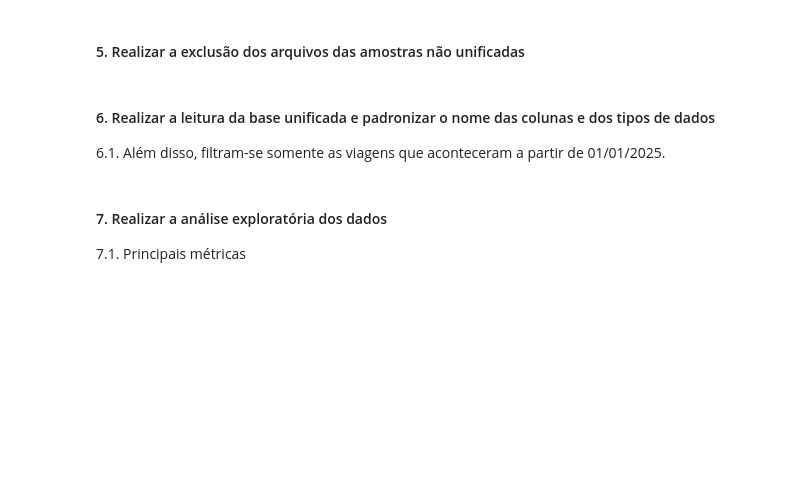
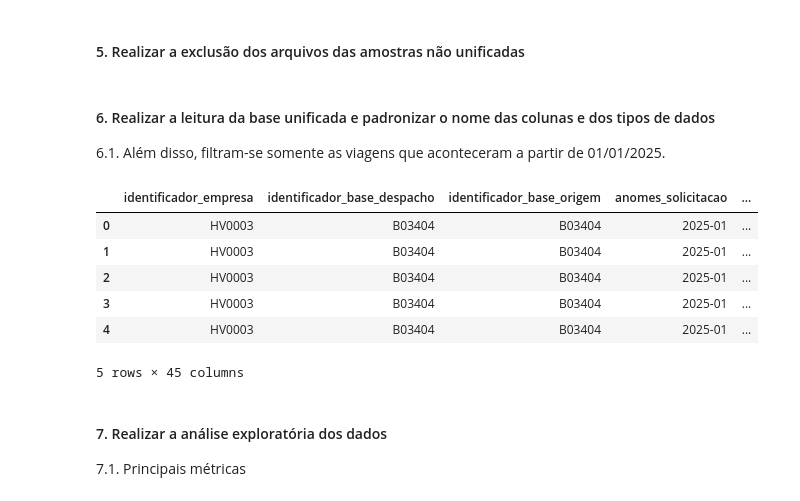
Before and after one commit to leonardosantosrocha/usp-fed-medallion-architecture, a Jupyter notebook: src/1-sot/script.ipynb, the cells around one changed output. Saved outputs shown, nothing was run; the diff lists cells and outputs as text; code cells hidden in the pictures; blank space fills up the shorter version.

```diff
--- a/src/1-sot/script.ipynb
+++ b/src/1-sot/script.ipynb
@@ -82,9 +95,9 @@ sot = duckdb.sql(f"""
         UPPER(TRIM(CAST(hvfhs_license_num AS VARCHAR))) AS identificador_empresa,
         UPPER(TRIM(CAST(dispatching_base_num AS VARCHAR))) AS identificador_base_despacho,
         UPPER(TRIM(CAST(originating_base_num AS VARCHAR))) AS identificador_base_origem,
+
         SUBSTRING(CAST(request_datetime AS VARCHAR), 1, 7) AS anomes_solicitacao,
         CAST(request_datetime AS DATE) AS data_solicitacao,
-        CAST(request_datetime AS TIME) AS hora_solicitacao,
         CASE
             WHEN STRFTIME(request_datetime, '%A') = 'Sunday' THEN 'a. Domingo'
             WHEN STRFTIME(request_datetime, '%A') = 'Monday' THEN 'b. Segunda-feira'
@@ -94,9 +107,16 @@ sot = duckdb.sql(f"""
             WHEN STRFTIME(request_datetime, '%A') = 'Friday' THEN 'f. Sexta-feira'
             WHEN STRFTIME(request_datetime, '%A') = 'Saturday' THEN 'g. Sábado'
         END AS nome_dia_semana_solicitacao,
+        CAST(request_datetime AS TIME) AS hora_solicitacao,
+        CASE
+            WHEN EXTRACT(hour FROM CAST(request_datetime AS TIME)) BETWEEN 0 AND 6 THEN 'a. Madrugada'
+            WHEN EXTRACT(hour FROM CAST(request_datetime AS TIME)) BETWEEN 7 AND 12 THEN 'b. Manhã'
+            WHEN EXTRACT(hour FROM CAST(request_datetime AS TIME)) BETWEEN 13 AND 18 THEN 'c. Tarde'
+            WHEN EXTRACT(hour FROM CAST(request_datetime AS TIME)) BETWEEN 19 AND 23 THEN 'd. Noite'
+        END AS nome_periodo_solicitacao,
+
         SUBSTRING(CAST(on_scene_datetime AS VARCHAR), 1, 7) AS anomes_chegada_motorista,
         CAST(on_scene_datetime AS DATE) AS data_chegada_motorista,
-        CAST(on_scene_datetime AS TIME) AS hora_chegada_motorista,
         CASE
             WHEN STRFTIME(on_scene_datetime, '%A') = 'Sunday' THEN 'a. Domingo'
             WHEN STRFTIME(on_scene_datetime, '%A') = 'Monday' THEN 'b. Segunda-feira'
@@ -106,9 +126,16 @@ sot = duckdb.sql(f"""
             WHEN STRFTIME(on_scene_datetime, '%A') = 'Friday' THEN 'f. Sexta-feira'
             WHEN STRFTIME(on_scene_datetime, '%A') = 'Saturday' THEN 'g. Sábado'
         END AS nome_dia_semana_chegada,
+        CAST(on_scene_datetime AS TIME) AS hora_chegada_motorista,
+        CASE
+            WHEN EXTRACT(hour FROM CAST(on_scene_datetime AS TIME)) BETWEEN 0 AND 6 THEN 'a. Madrugada'
+            WHEN EXTRACT(hour FROM CAST(on_scene_datetime AS TIME)) BETWEEN 7 AND 12 THEN 'b. Manhã'
+            WHEN EXTRACT(hour FROM CAST(on_scene_datetime AS TIME)) BETWEEN 13 AND 18 THEN 'c. Tarde'
+            WHEN EXTRACT(hour FROM CAST(on_scene_datetime AS TIME)) BETWEEN 19 AND 23 THEN 'd. Noite'
+        END AS nome_periodo_chegada_motorista,
+
         SUBSTRING(CAST(pickup_datetime AS VARCHAR), 1, 7) AS anomes_inicio_viagem,
         CAST(pickup_datetime AS DATE) AS data_inicio_viagem,
-        CAST(pickup_datetime AS TIME) AS hora_inicio_viagem,
         CASE
             WHEN STRFTIME(pickup_datetime, '%A') = 'Sunday' THEN 'a. Domingo'
             WHEN STRFTIME(pickup_datetime, '%A') = 'Monday' THEN 'b. Segunda-feira'
@@ -118,10 +145,16 @@ sot = duckdb.sql(f"""
             WHEN STRFTIME(pickup_datetime, '%A') = 'Friday' THEN 'f. Sexta-feira'
             WHEN STRFTIME(pickup_datetime, '%A') = 'Saturday' THEN 'g. Sábado'
         END AS nome_dia_semana_inicio_viagem,
+        CAST(pickup_datetime AS TIME) AS hora_inicio_viagem,
+        CASE
+            WHEN EXTRACT(hour FROM CAST(pickup_datetime AS TIME)) BETWEEN 0 AND 6 THEN 'a. Madrugada'
+            WHEN EXTRACT(hour FROM CAST(pickup_datetime AS TIME)) BETWEEN 7 AND 12 THEN 'b. Manhã'
+            WHEN EXTRACT(hour FROM CAST(pickup_datetime AS TIME)) BETWEEN 13 AND 18 THEN 'c. Tarde'
+            WHEN EXTRACT(hour FROM CAST(pickup_datetime AS TIME)) BETWEEN 19 AND 23 THEN 'd. Noite'
+        END AS nome_periodo_inicio_viagem,
         DATE_DIFF('second', CAST(on_scene_datetime AS TIME), CAST(dropoff_datetime AS TIME)) AS diferenca_chegada_motorista_fim_viagem,
         SUBSTRING(CAST(dropoff_datetime AS VARCHAR), 1, 7) AS anomes_fim_viagem,
         CAST(dropoff_datetime AS DATE) AS data_fim_viagem,
-        CAST(dropoff_datetime AS TIME) AS hora_fim_viagem,
         CASE
             WHEN STRFTIME(dropoff_datetime, '%A') = 'Sunday' THEN 'a. Domingo'
             WHEN STRFTIME(dropoff_datetime, '%A') = 'Monday' THEN 'b. Segunda-feira'
@@ -131,34 +164,49 @@ sot = duckdb.sql(f"""
             WHEN STRFTIME(dropoff_datetime, '%A') = 'Friday' THEN 'f. Sexta-feira'
             WHEN STRFTIME(dropoff_datetime, '%A') = 'Saturday' THEN 'g. Sábado'
         END AS nome_dia_semana_fim_viagem,
+        CAST(dropoff_datetime AS TIME) AS hora_fim_viagem,
+        CASE
+            WHEN EXTRACT(hour FROM CAST(dropoff_datetime AS TIME)) BETWEEN 0 AND 6 THEN 'a. Madrugada'
+            WHEN EXTRACT(hour FROM CAST(dropoff_datetime AS TIME)) BETWEEN 7 AND 12 THEN 'b. Manhã'
+            WHEN EXTRACT(hour FROM CAST(dropoff_datetime AS TIME)) BETWEEN 13 AND 18 THEN 'c. Tarde'
+            WHEN EXTRACT(hour FROM CAST(dropoff_datetime AS TIME)) BETWEEN 19 AND 23 THEN 'd. Noite'
+        END AS nome_periodo_fim_viagem,
         DATE_DIFF('second', CAST(pickup_datetime AS TIME), CAST(dropoff_datetime AS TIME)) AS diferenca_inicio_viagem_fim_viagem,
         CAST(PULocationID AS DECIMAL(16,2)) AS identificador_localizacao_embarque,
         CAST(DOLocationID AS DECIMAL(16,2)) AS identificador_localizacao_desembarque,
         CAST(trip_miles AS DECIMAL(16,2)) AS quantidade_milhas_viagem,
         CAST(trip_time AS DECIMAL(16,2)) AS quantidade_segundos_viagem,
         CAST(trip_miles AS DECIMAL(16,2)) / (CAST(trip_time AS DECIMAL(16,2)) / 3600) as valor_velocidade_media_viagem,
         CAST(base_passenger_fare AS DECIMAL(16,2)) AS valor_tarifa_base_passageiro,
         CAST(tolls AS DECIMAL(16,2)) AS valor_pedagios,
         CAST(bcf AS DECIMAL(16,2)) AS valor_fundo_black_car,
         CAST(sales_tax AS DECIMAL(16,2)) AS valor_imposto_vendas,
         CAST(congestion_surcharge AS DECIMAL(16,2)) AS valor_taxa_congestionamento,
         CAST(airport_fee AS DECIMAL(16,2)) AS valor_taxa_aeroporto,
         CAST(tips AS DECIMAL(16,2)) AS valor_gorjeta,
         CAST(driver_pay AS DECIMAL(16,2)) AS valor_pagamento_motorista,
         COALESCE(CAST(base_passenger_fare AS DECIMAL(16,2)), 0) + COALESCE(CAST(tolls AS DECIMAL(16,2)), 0) + COALESCE(CAST(bcf AS DECIMAL(16,2)), 0) + COALESCE(CAST(sales_tax AS DECIMAL(16,2)), 0) + COALESCE(CAST(congestion_surcharge AS DECIMAL(16,2)), 0) + COALESCE(CAST(airport_fee AS DECIMAL(16,2)), 0) + COALESCE(CAST(cbd_congestion_fee AS DECIMAL(16,2)), 0) + COALESCE(CAST(tips AS DECIMAL(16,2)), 0) AS valor_receita_total_viagem,
         CAST(shared_request_flag AS VARCHAR) AS indicador_corrida_compartilhada_solicitada,
         CAST(shared_match_flag AS VARCHAR) AS indicador_corrida_compartilhada_realizada,
         CAST(access_a_ride_flag AS VARCHAR) AS indicador_corrida_mta,
         CAST(wav_request_flag AS VARCHAR) AS indicador_veiculo_acessivel_solicitado,
         CAST(wav_match_flag AS VARCHAR) AS indicador_veiculo_acessivel_realizado,
         CAST(cbd_congestion_fee AS DECIMAL(16,2)) AS valor_taxa_congestionamento_cb
     FROM
         read_parquet('{input_path}')
     WHERE
         SUBSTRING(CAST(request_datetime AS VARCHAR), 1, 7) >= '2025-01'
 """).df()
 
 sot.head(5)
+# %% [output]
+|  | identificador_empresa | identificador_base_despacho | identificador_base_origem | anomes_solicitacao | ... |
+| 0 | HV0003 | B03404 | B03404 | 2025-01 | ... |
+| 1 | HV0003 | B03404 | B03404 | 2025-01 | ... |
+| 2 | HV0003 | B03404 | B03404 | 2025-01 | ... |
+| 3 | HV0003 | B03404 | B03404 | 2025-01 | ... |
+| 4 | HV0003 | B03404 | B03404 | 2025-01 | ... |
+5 rows × 45 columns
 # %% [markdown]
 #### 7. Realizar a análise exploratória dos dados
 
```
Also changed, not shown: parts of 7 cells of this notebook.
